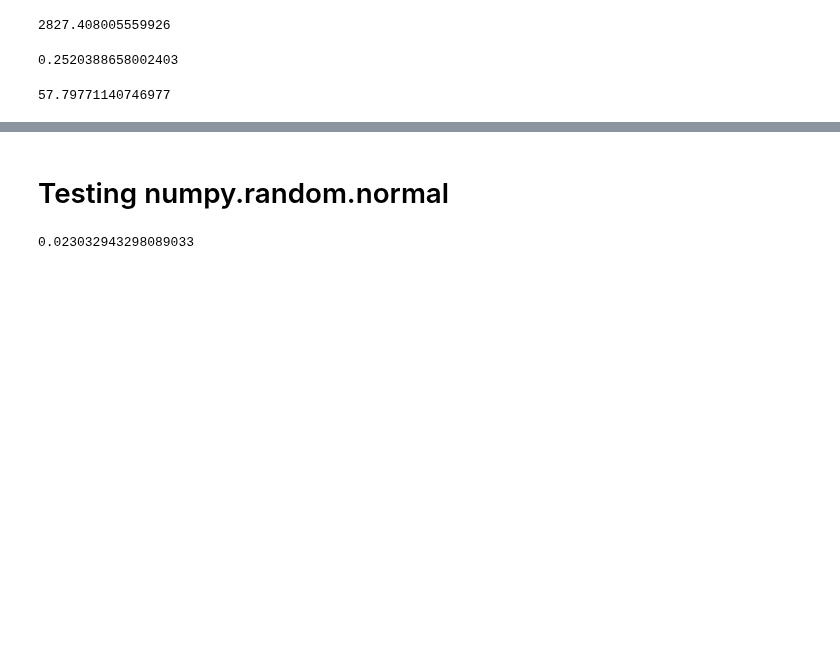
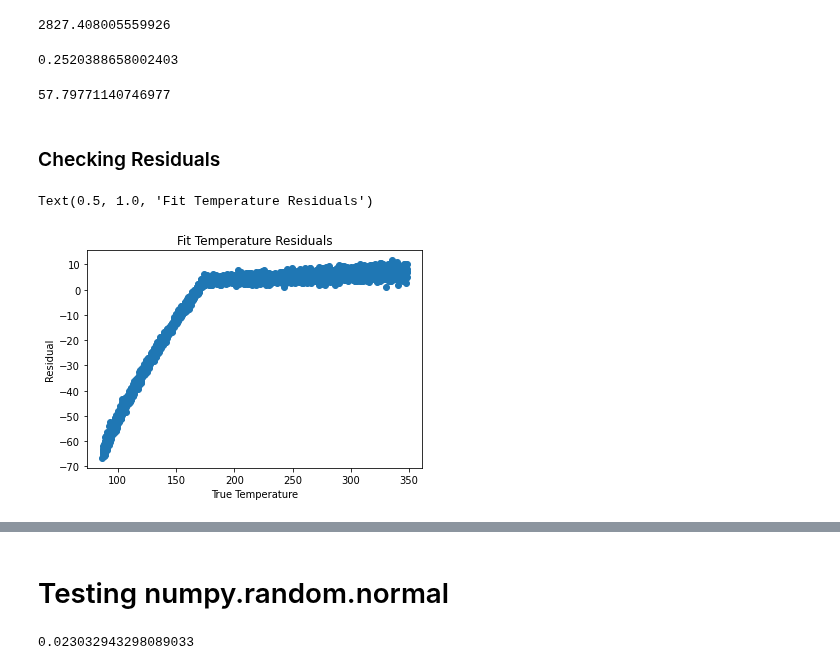
Before and after one commit to alec-gironda/Bose-Einstein-Condensate-NN, a Jupyter notebook: gaussian_fit.ipynb, the cells around one changed output, grey strips where cells are left out. Saved outputs shown, nothing was run; the diff lists cells and outputs as text; code cells hidden in the pictures; blank space fills up the shorter version.

```diff
--- a/gaussian_fit.ipynb
+++ b/gaussian_fit.ipynb
@@ -487,3 +491,5 @@ ml_N_rmse = mean_squared_error(ml_preds[:,1],tmp_y_test[:,1],squared = False)
 ml_N_rmse
 # %% [output]
 57.79771140746977
+# %% [markdown]
+### Checking Residuals
@@ -489,0 +498,11 @@ ml_N_rmse
+# %%
+fit_residuals = preds - tmp_y_test
+# %%
+#fit temperature residuals
+plt.scatter(tmp_y_test[:,0],fit_residuals[:,0])
+plt.xlabel("True Temperature")
+plt.ylabel("Residual")
+plt.title("Fit Temperature Residuals")
+# %% [output]
+Text(0.5, 1.0, 'Fit Temperature Residuals')
+[figure, added]
```
Also changed, not shown: parts of 14 cells of this notebook.
